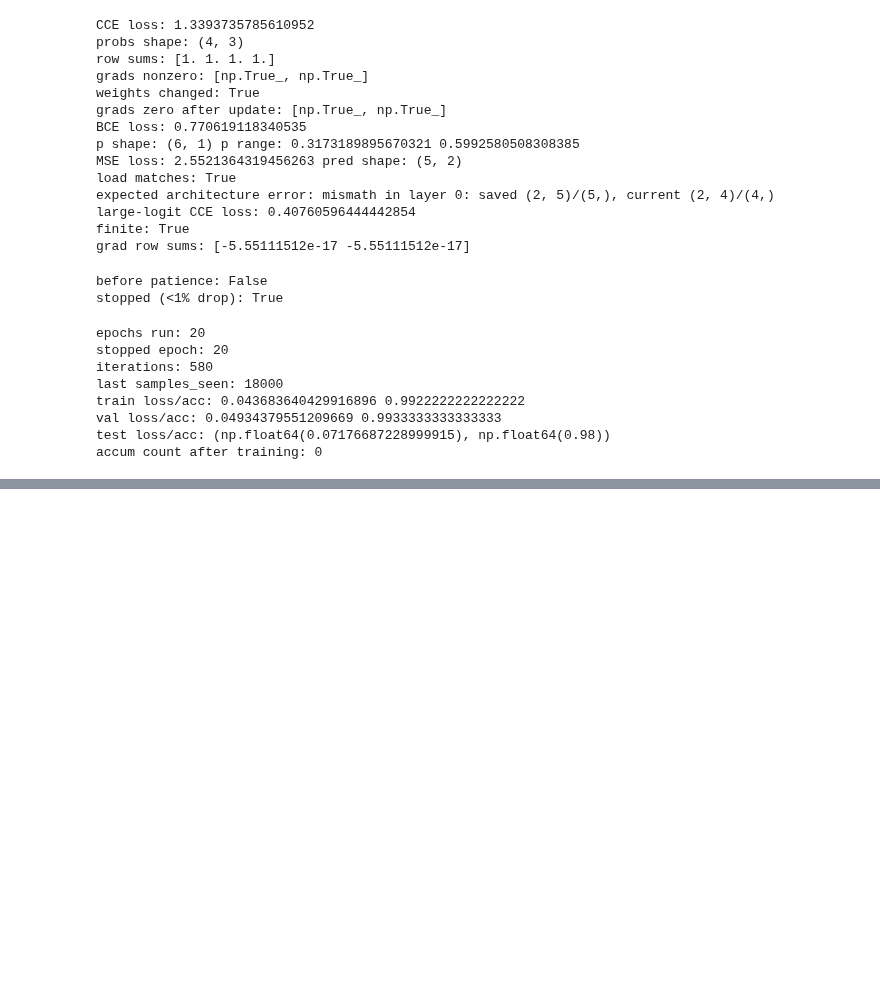
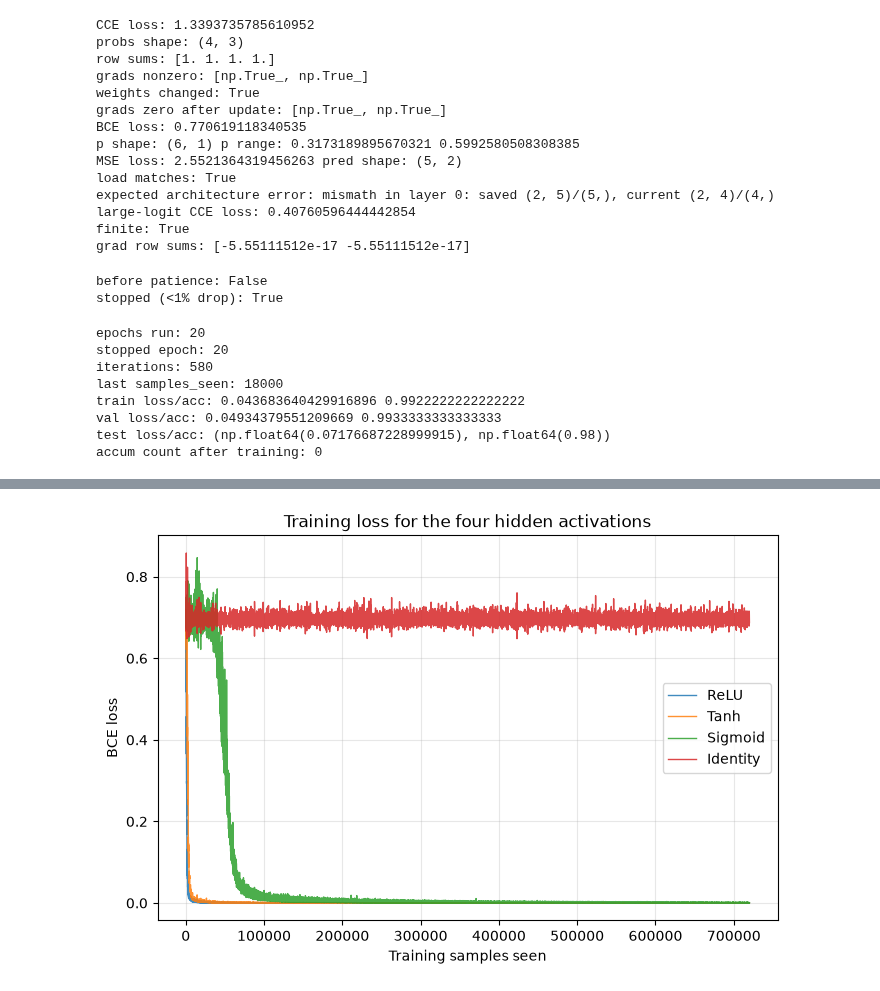
Before and after one commit to suryamanoj4/SMAI-A4, a Jupyter notebook: mlp.ipynb, the cells around one changed output, grey strips where cells are left out. Saved outputs shown, nothing was run; the diff lists cells and outputs as text; code cells hidden in the pictures; blank space fills up the shorter version.

```diff
--- a/mlp.ipynb
+++ b/mlp.ipynb
@@ -687,0 +911,19 @@ if USE_WANDB:
+# %%
+fig, ax = plt.subplots(figsize=(8, 5))
+for name in activations:
+    h = histories[name]
+    ax.plot(
+        h["samples_seen"],
+        h["iter_loss"],
+        label=name,
+        linewidth=1.0,
+        alpha=0.85,
+    )
+ax.set_xlabel("Training samples seen")
+ax.set_ylabel("BCE loss")
+ax.set_title("Training loss for the four hidden activations")
+ax.legend()
+ax.grid(alpha=0.3)
+plt.show()
+# %% [output]
+[figure, added]
```
Also changed, not shown: parts of 6 cells of this notebook.
